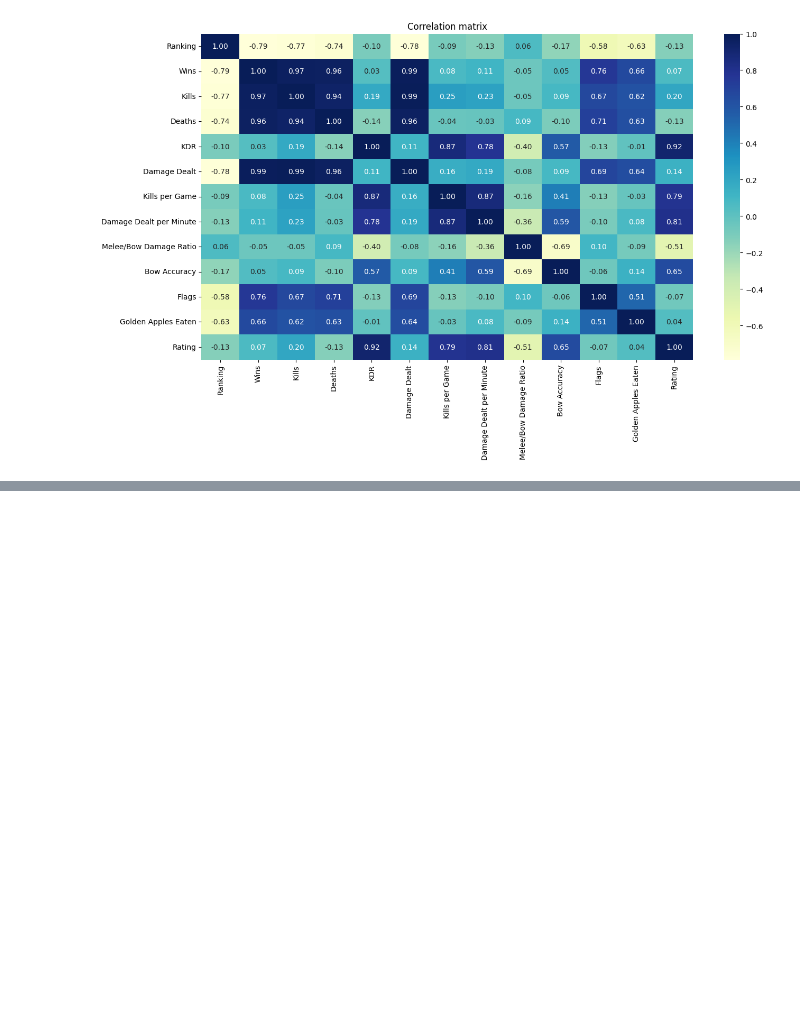
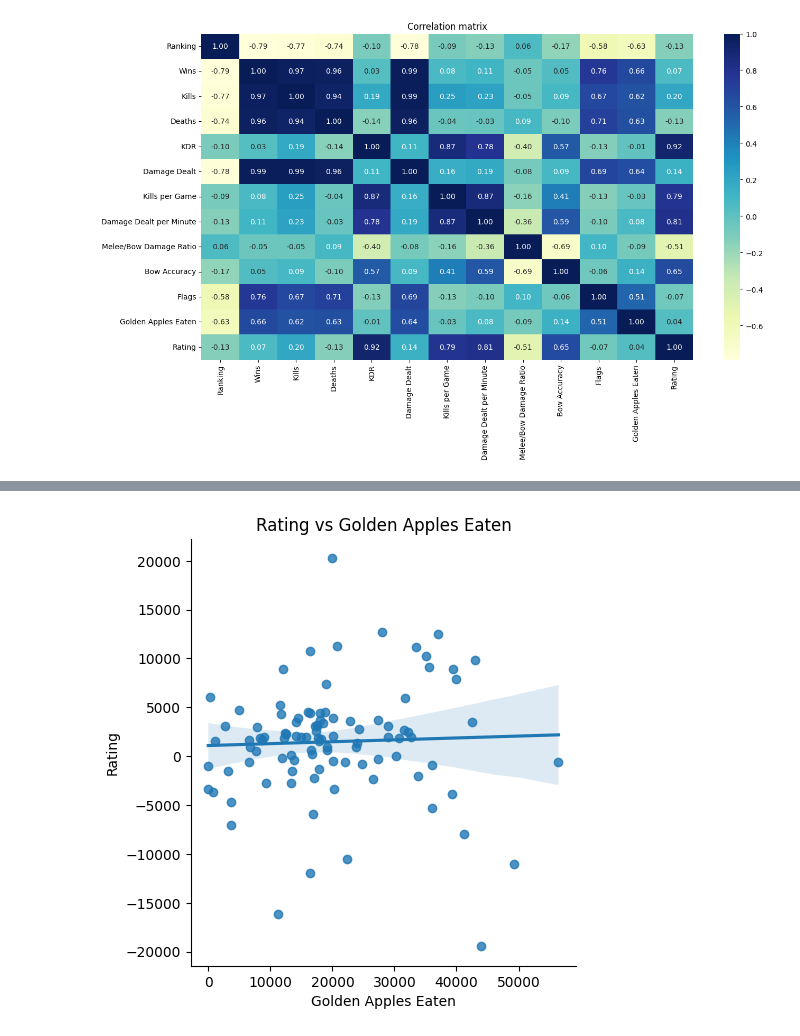
Before and after one commit to philipsinnott/Stratus, a Jupyter notebook: Stratus EDA.ipynb, the cells around one changed output, grey strips where cells are left out. Cells and saved outputs as stored; diff of their text form; code cells hidden in the pictures; blank space fills up the shorter version.

```diff
--- a/Stratus EDA.ipynb
+++ b/Stratus EDA.ipynb
@@ -251,0 +337,8 @@ sns.heatmap(df_num.corr(),annot=True, fmt='0.2f', cmap='YlGnBu')
+# %%
+sns.lmplot(x='Golden Apples Eaten', y='Rating', data=df)
+plt.title('Rating vs Golden Apples Eaten')
+plt.xlabel('Golden Apples Eaten')
+plt.ylabel('Rating')
+plt.show()
+# %% [output]
+[figure, added]
```
Also changed, not shown: parts of 16 cells of this notebook.
